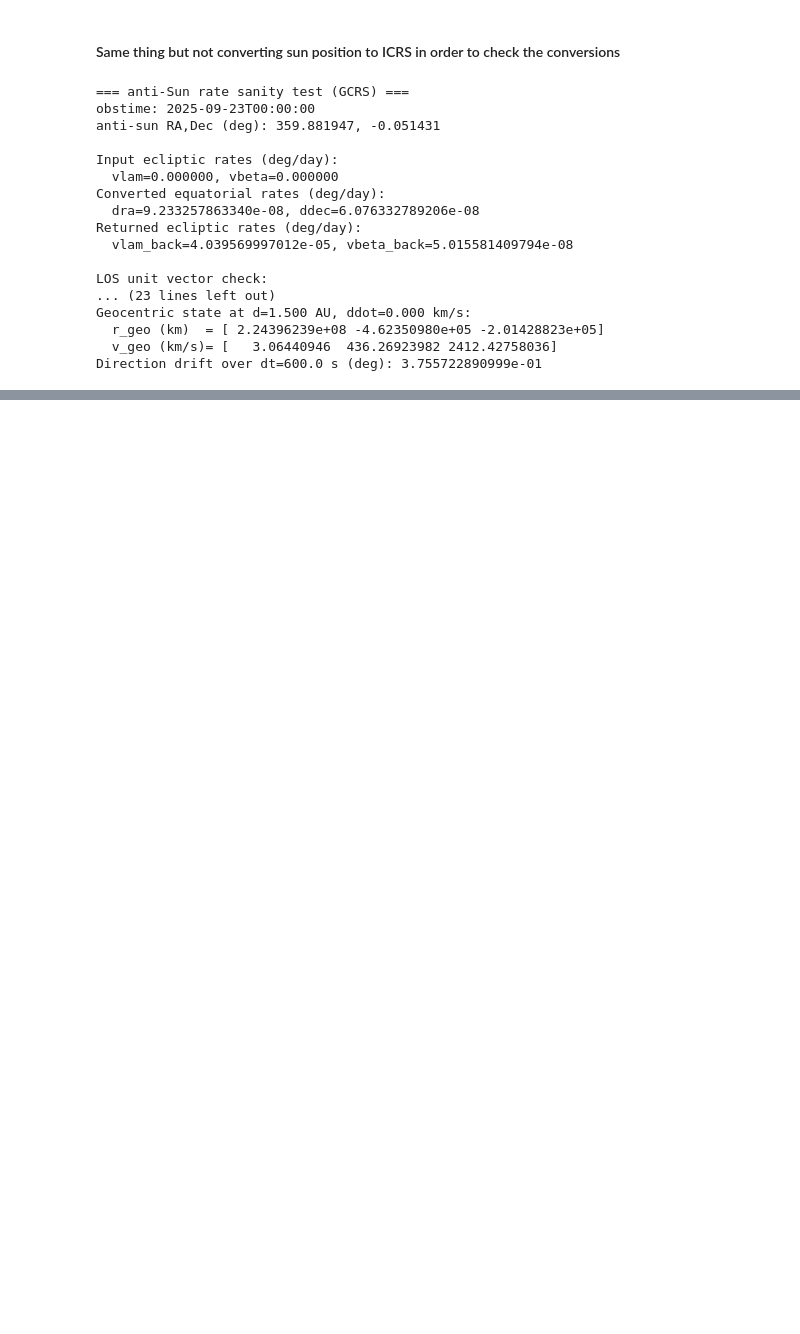
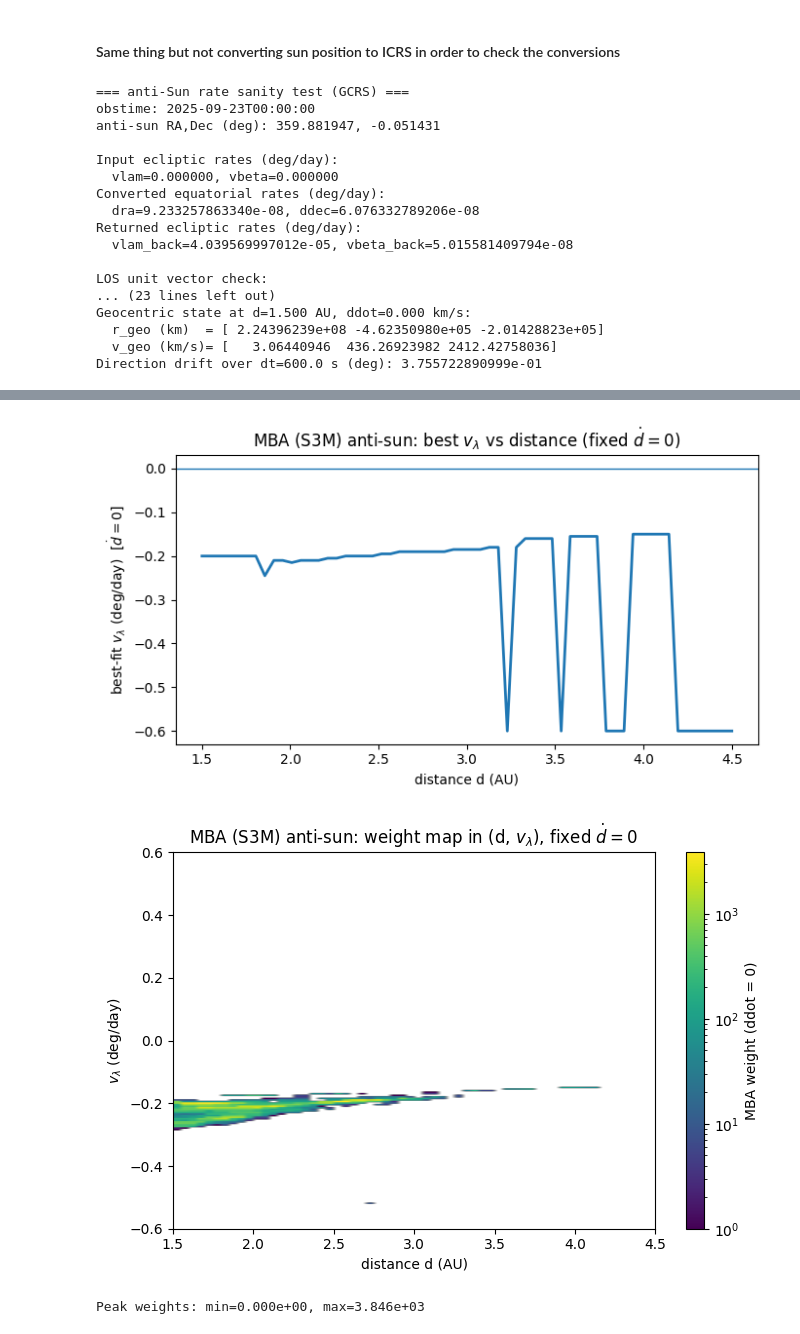
Before and after one commit to devanshi-s04/neomod, a Jupyter notebook: mbasplotwscorer.ipynb, the cells around one changed output, grey strips where cells are left out. Cells and saved outputs as stored; diff of their text form; code cells hidden in the pictures; blank space fills up the shorter version.

Commit message:
notebook with tests for d vs vlam

```diff
--- a/mbasplotwscorer.ipynb
+++ b/mbasplotwscorer.ipynb
@@ -425,0 +668,31 @@ Direction drift over dt=600.0 s (deg): 3.755722890999e-01
+# %%
+
+plt.figure(figsize=(7, 4))
+plt.plot(d_grid, best_vlam, lw=2)
+plt.axhline(0.0, lw=1)
+plt.xlabel("distance d (AU)")
+plt.ylabel(r"best-fit $v_\lambda$ (deg/day)  [$\dot d = 0$]")
+plt.title("MBA (S3M) anti-sun: best $v_\\lambda$ vs distance (fixed $\dot d=0$)")
+plt.tight_layout()
+plt.show()
+
+plt.figure(figsize=(7, 4.8))
+plt.imshow(
+    W.T,
+    origin="lower",
+    aspect="auto",
+    extent=[d_grid[0], d_grid[-1], vlam_grid[0], vlam_grid[-1]],
+    norm = "log"
+)
+plt.colorbar(label="MBA weight (ddot = 0)")
+plt.xlabel("distance d (AU)")
+plt.ylabel(r"$v_\lambda$ (deg/day)")
+plt.title("MBA (S3M) anti-sun: weight map in (d, $v_\\lambda$), fixed $\dot d=0$")
+plt.tight_layout()
+plt.show()
+
+print(f"Peak weights: min={best_w.min():.3e}, max={best_w.max():.3e}")
+# %% [output]
+[figure, added]
+[figure, added]
+Peak weights: min=0.000e+00, max=3.846e+03
```
Also changed, not shown: parts of 19 cells of this notebook, 3 other files.
